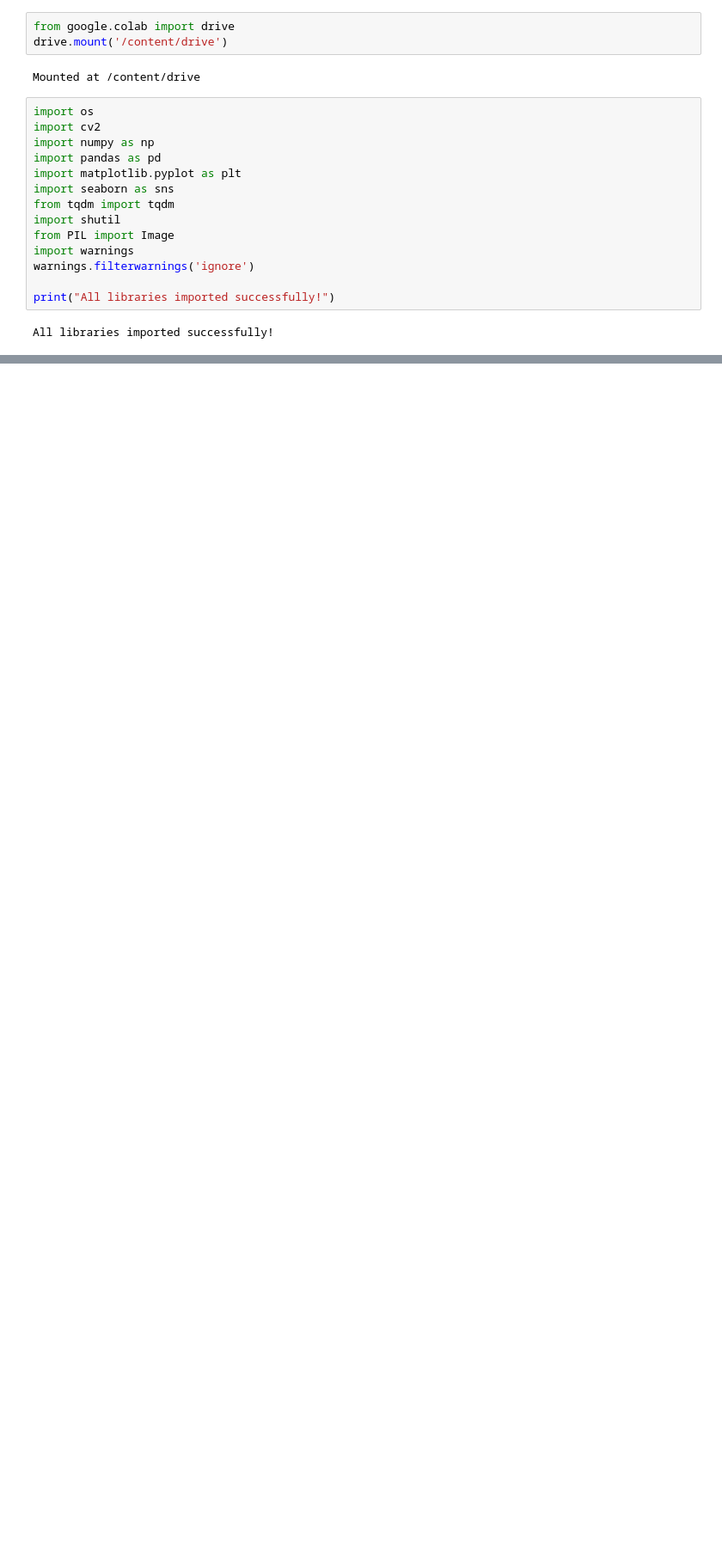
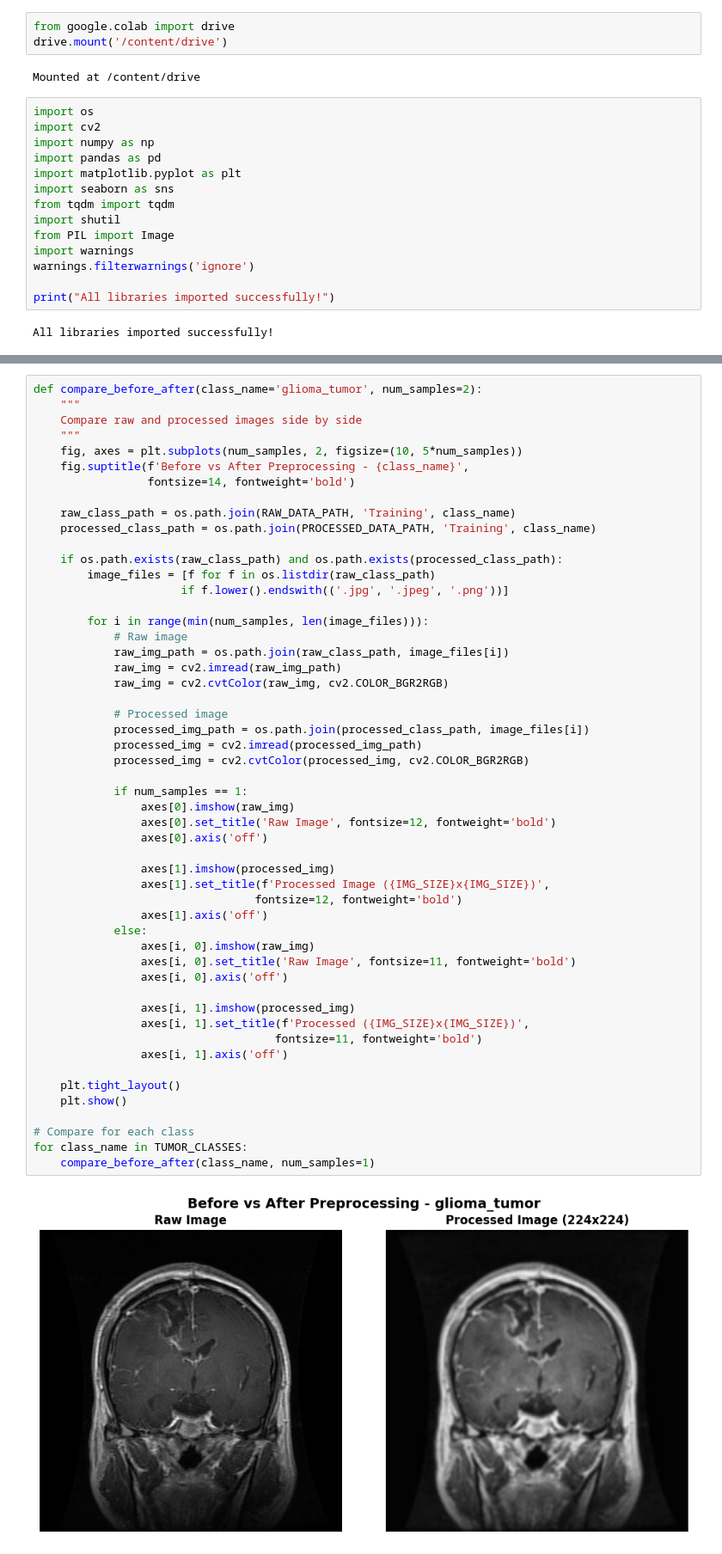
Before and after one commit to SNWE159/brain-tumor-classification, a Jupyter notebook: notebooks/01_Preprocessing.ipynb, the cells around one changed output, grey strips where cells are left out. Shown at 86% size. Drawn from its saved outputs; the diff is of its cells as text; blank space fills up the shorter version.

```diff
--- a/notebooks/01_Preprocessing.ipynb
+++ b/notebooks/01_Preprocessing.ipynb
@@ -24,0 +372,54 @@ fatal: not a git repository (or any of the parent directories): .git
+# %%
+def compare_before_after(class_name='glioma_tumor', num_samples=2):
+    """
+    Compare raw and processed images side by side
+    """
+    fig, axes = plt.subplots(num_samples, 2, figsize=(10, 5*num_samples))
+    fig.suptitle(f'Before vs After Preprocessing - {class_name}',
+                 fontsize=14, fontweight='bold')
+
+    raw_class_path = os.path.join(RAW_DATA_PATH, 'Training', class_name)
+    processed_class_path = os.path.join(PROCESSED_DATA_PATH, 'Training', class_name)
+
+    if os.path.exists(raw_class_path) and os.path.exists(processed_class_path):
+        image_files = [f for f in os.listdir(raw_class_path)
+                      if f.lower().endswith(('.jpg', '.jpeg', '.png'))]
+
+        for i in range(min(num_samples, len(image_files))):
+            # Raw image
+            raw_img_path = os.path.join(raw_class_path, image_files[i])
+            raw_img = cv2.imread(raw_img_path)
+            raw_img = cv2.cvtColor(raw_img, cv2.COLOR_BGR2RGB)
+
+            # Processed image
+            processed_img_path = os.path.join(processed_class_path, image_files[i])
+            processed_img = cv2.imread(processed_img_path)
+            processed_img = cv2.cvtColor(processed_img, cv2.COLOR_BGR2RGB)
+
+            if num_samples == 1:
+                axes[0].imshow(raw_img)
+                axes[0].set_title('Raw Image', fontsize=12, fontweight='bold')
+                axes[0].axis('off')
+
+                axes[1].imshow(processed_img)
+                axes[1].set_title(f'Processed Image ({IMG_SIZE}x{IMG_SIZE})',
+                                 fontsize=12, fontweight='bold')
+                axes[1].axis('off')
+            else:
+                axes[i, 0].imshow(raw_img)
+                axes[i, 0].set_title('Raw Image', fontsize=11, fontweight='bold')
+                axes[i, 0].axis('off')
+
+                axes[i, 1].imshow(processed_img)
+                axes[i, 1].set_title(f'Processed ({IMG_SIZE}x{IMG_SIZE})',
+                                    fontsize=11, fontweight='bold')
+                axes[i, 1].axis('off')
+
+    plt.tight_layout()
+    plt.show()
+
+# Compare for each class
+for class_name in TUMOR_CLASSES:
+    compare_before_after(class_name, num_samples=1)
+# %% [output]
+[figure, added]
```
Also changed, not shown: parts of 10 cells of this notebook.
